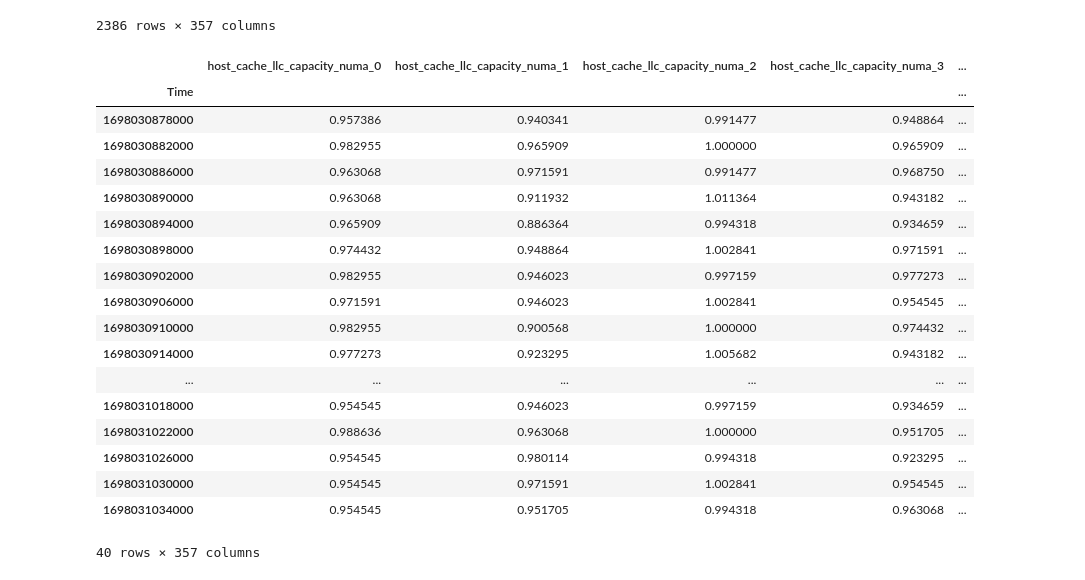
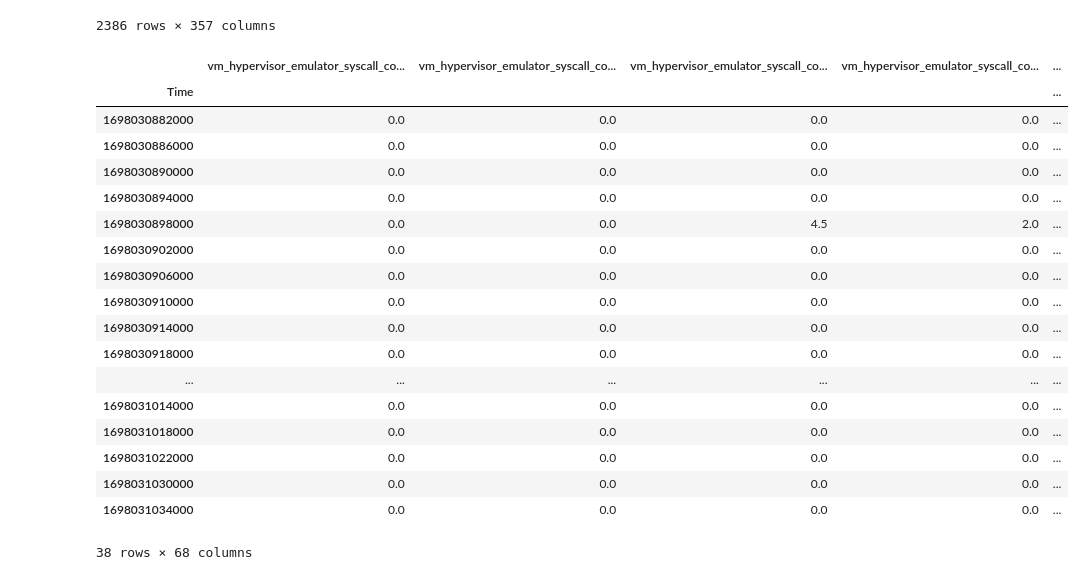
Before and after one commit to Faione/WorkloadAnalysis, a Jupyter notebook: common_test.ipynb, the cells around one changed output. Saved outputs shown, nothing was run; the diff lists cells and outputs as text; code cells hidden in the pictures.

```diff
--- a/common_test.ipynb
+++ b/common_test.ipynb
@@ -41,38 +43,66 @@ def format_to_13_timestamp(ts):
 start = format_to_13_timestamp(workload_info["start_time"])
 end = format_to_13_timestamp(workload_info["end_time"])
 # %%
-def map_time_range(start, end):
+def filter_row_timerange(start, end):
     return lambda x : x.loc[(x.index >= start) & (x.index <=end)]
 
-def map_filter_noise(df):
-    q1 = df.quantile(0.25)
+def filter_column_useless(std_min, mean_min=0):
+    def __filter_column_useless(df):
+        cols_to_drop = set()
+        std = df.std()
+        mean = df.mean()
 
-def map_all(df, map_funcs=[]):
-    for map_f in map_funcs:
-        df = map_f(df)
+        cols_to_drop.update(std[std <= std_min].index)
+        cols_to_drop.update(mean[mean <= mean_min].index)
+        return df.drop(columns = cols_to_drop)
+    return __filter_column_useless
+
+# same col may not change at all
+# so it is important to set col prefix and choose those essential
+def filter_column_noise(col_prefix, sparam=1.5, l=0.25, h=0.75):
+    def __filter_column_noise(df):
+
+        temp_df = filter_column_startswith(col_prefix)(df)
+        q1 = temp_df.quantile(l)
+        q3 = temp_df.quantile(h)
+        iqr = q3 - q1
+        outliers = ((temp_df < (temp_df - sparam * iqr)) | (temp_df > (q3 + sparam * iqr))).any(axis=1)
+        return df.drop(temp_df[outliers].index)
+
+    return __filter_column_noise
+
+def filter_column_startswith(col_prefix):
+    return lambda x : x[[col for col in x.columns if col.startswith(col_prefix)]]
+
+def apply_filter(df, filters=[]):
+    for filter in filters:
+        df = filter(df)
     return df
 # %%
-df = map_all(df_total, map_funcs=[
-    map_time_range(start, end),
+df = apply_filter(df_total, filters=[
+    filter_row_timerange(start, end),
+    filter_column_startswith(col_prefix=("vm", "app")),
+    filter_column_useless(std_min=1e-10),
+    filter_column_noise(col_prefix=("app")),
 ])
 df
 # %% [output]
-|  | host_cache_llc_capacity_numa_0 | host_cache_llc_capacity_numa_1 | host_cache_llc_capacity_numa_2 | host_cache_llc_capacity_numa_3 | ... |
+|  | vm_hypervisor_emulator_syscall_co... | vm_hypervisor_emulator_syscall_co... | vm_hypervisor_emulator_syscall_co... | vm_hypervisor_emulator_syscall_co... | ... |
 | Time |  |  |  |  | ... |
-| 1698030878000 | 0.957386 | 0.940341 | 0.991477 | 0.948864 | ... |
-| 1698030882000 | 0.982955 | 0.965909 | 1.000000 | 0.965909 | ... |
-| 1698030886000 | 0.963068 | 0.971591 | 0.991477 | 0.968750 | ... |
-| 1698030890000 | 0.963068 | 0.911932 | 1.011364 | 0.943182 | ... |
-| 1698030894000 | 0.965909 | 0.886364 | 0.994318 | 0.934659 | ... |
-| 1698030898000 | 0.974432 | 0.948864 | 1.002841 | 0.971591 | ... |
-| 1698030902000 | 0.982955 | 0.946023 | 0.997159 | 0.977273 | ... |
-| 1698030906000 | 0.971591 | 0.946023 | 1.002841 | 0.954545 | ... |
-| 1698030910000 | 0.982955 | 0.900568 | 1.000000 | 0.974432 | ... |
-| 1698030914000 | 0.977273 | 0.923295 | 1.005682 | 0.943182 | ... |
+| 1698030882000 | 0.0 | 0.0 | 0.0 | 0.0 | ... |
+| 1698030886000 | 0.0 | 0.0 | 0.0 | 0.0 | ... |
+| 1698030890000 | 0.0 | 0.0 | 0.0 | 0.0 | ... |
+| 1698030894000 | 0.0 | 0.0 | 0.0 | 0.0 | ... |
+| 1698030898000 | 0.0 | 0.0 | 4.5 | 2.0 | ... |
+| 1698030902000 | 0.0 | 0.0 | 0.0 | 0.0 | ... |
+| 1698030906000 | 0.0 | 0.0 | 0.0 | 0.0 | ... |
+| 1698030910000 | 0.0 | 0.0 | 0.0 | 0.0 | ... |
+| 1698030914000 | 0.0 | 0.0 | 0.0 | 0.0 | ... |
+| 1698030918000 | 0.0 | 0.0 | 0.0 | 0.0 | ... |
 | ... | ... | ... | ... | ... | ... |
-| 1698031018000 | 0.954545 | 0.946023 | 0.997159 | 0.934659 | ... |
-| 1698031022000 | 0.988636 | 0.963068 | 1.000000 | 0.951705 | ... |
-| 1698031026000 | 0.954545 | 0.980114 | 0.994318 | 0.923295 | ... |
-| 1698031030000 | 0.954545 | 0.971591 | 1.002841 | 0.954545 | ... |
-| 1698031034000 | 0.954545 | 0.951705 | 0.994318 | 0.963068 | ... |
+| 1698031014000 | 0.0 | 0.0 | 0.0 | 0.0 | ... |
+| 1698031018000 | 0.0 | 0.0 | 0.0 | 0.0 | ... |
+| 1698031022000 | 0.0 | 0.0 | 0.0 | 0.0 | ... |
+| 1698031030000 | 0.0 | 0.0 | 0.0 | 0.0 | ... |
+| 1698031034000 | 0.0 | 0.0 | 0.0 | 0.0 | ... |
-40 rows × 357 columns
+38 rows × 68 columns
```
Also changed, not shown: parts of 1 cell of this notebook, 38 other files.
